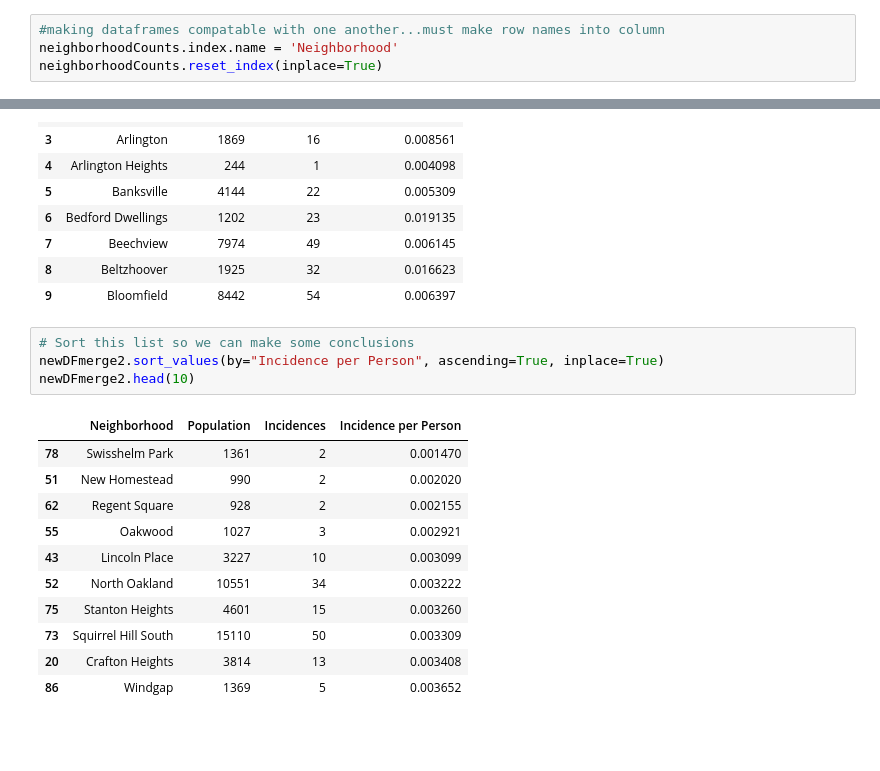
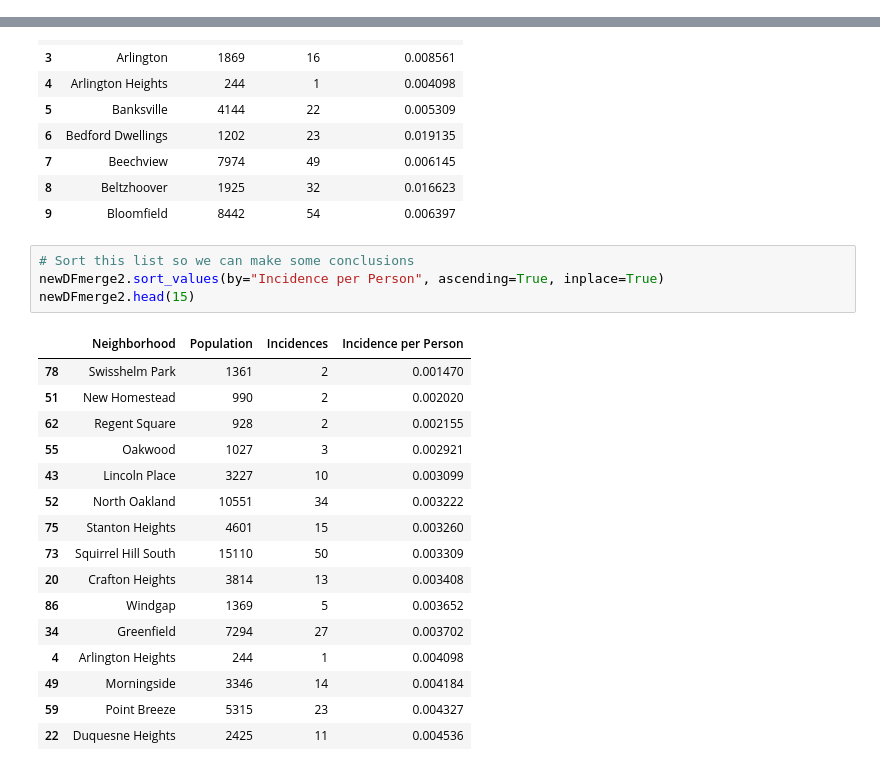
Before and after one commit to alucchitti/BigIdeasFinal, a Jupyter notebook: final-project.ipynb, the cells around one changed output, grey strips where cells are left out. Drawn from its saved outputs; the diff is of its cells as text; blank space fills up the shorter version.

```diff
--- a/final-project.ipynb
+++ b/final-project.ipynb
@@ -238,4 +208,0 @@ neighborhoodData.head(10)
-# %%
-#making dataframes compatable with one another...must make row names into column
-neighborhoodCounts.index.name = 'Neighborhood'
-neighborhoodCounts.reset_index(inplace=True)
@@ -357,16 +280,21 @@ newDFmerge2.head(10)
 # %%
 # Sort this list so we can make some conclusions
 newDFmerge2.sort_values(by="Incidence per Person", ascending=True, inplace=True)
-newDFmerge2.head(10)
+newDFmerge2.head(15)
 # %% [output]
 |  | Neighborhood | Population | Incidences | Incidence per Person |
 | 78 | Swisshelm Park | 1361 | 2 | 0.001470 |
 | 51 | New Homestead | 990 | 2 | 0.002020 |
 | 62 | Regent Square | 928 | 2 | 0.002155 |
 | 55 | Oakwood | 1027 | 3 | 0.002921 |
 | 43 | Lincoln Place | 3227 | 10 | 0.003099 |
 | 52 | North Oakland | 10551 | 34 | 0.003222 |
 | 75 | Stanton Heights | 4601 | 15 | 0.003260 |
 | 73 | Squirrel Hill South | 15110 | 50 | 0.003309 |
 | 20 | Crafton Heights | 3814 | 13 | 0.003408 |
 | 86 | Windgap | 1369 | 5 | 0.003652 |
+| 34 | Greenfield | 7294 | 27 | 0.003702 |
+| 4 | Arlington Heights | 244 | 1 | 0.004098 |
+| 49 | Morningside | 3346 | 14 | 0.004184 |
+| 59 | Point Breeze | 5315 | 23 | 0.004327 |
+| 22 | Duquesne Heights | 2425 | 11 | 0.004536 |
```
Also changed, not shown: parts of 26 cells of this notebook.
